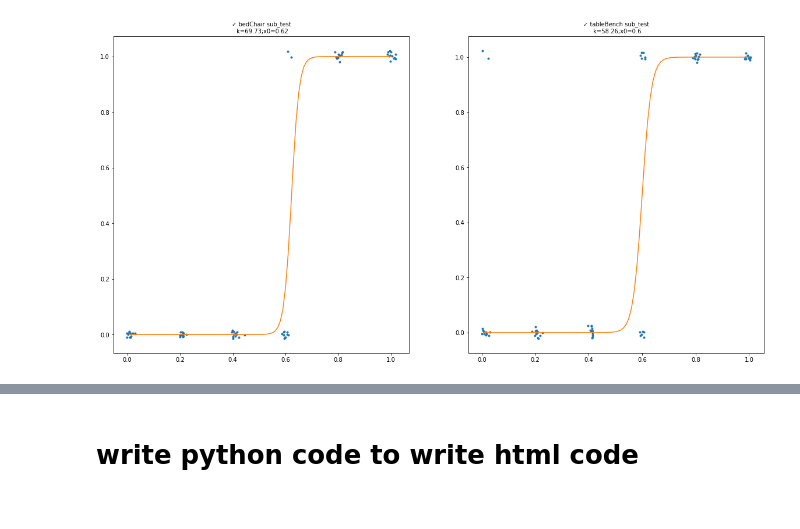
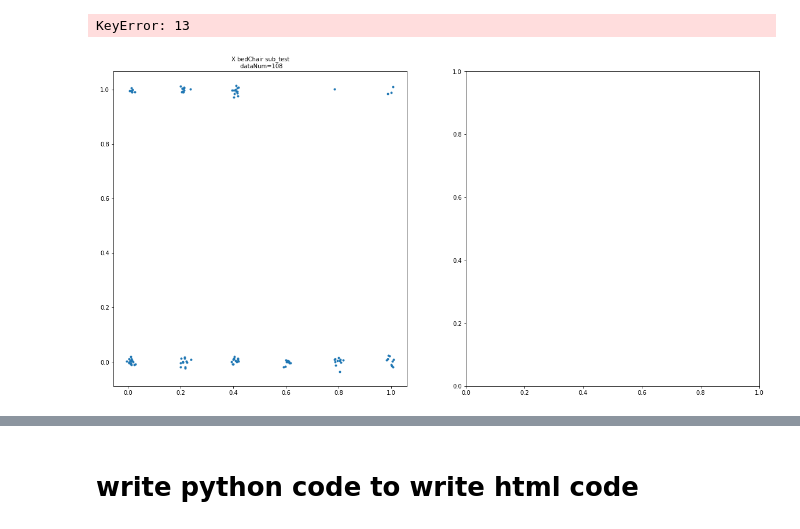
Before and after one commit to ericabusch/rtSynth_rt, a Jupyter notebook: expScripts/catPer/dataAnalysis.ipynb, the cells around one changed output, grey strips where cells are left out. Saved outputs shown, nothing was run; the diff lists cells and outputs as text; code cells hidden in the pictures.

```diff
--- a/expScripts/catPer/dataAnalysis.ipynb
+++ b/expScripts/catPer/dataAnalysis.ipynb
@@ -132,37 +163,52 @@ def checkVersion(subject):
         9:"currentTime",
         })
     axes={'bedChair':'horizontal', 'benchBed':'vertical', 'chairBench':'diagonal'}
     for axis in ['bedChair', 'benchBed', 'chairBench']:
         data=resp.loc[resp['category'] == axis]
         if len(data)>0:
             return axes[axis]
 
 
 def rand_jitter(arr):
     stdev = .01*(max(arr)-min(arr))
     return arr + np.random.randn(len(arr)) * stdev
 
-os.chdir("/Users/kailong/Desktop/rtEnv/rtSynth_rt/subjects/sub002/ses1/catPer")
-subject="catPer_000000sub002_1.txt"
+# os.chdir("/Users/kailong/Desktop/rtEnv/rtSynth_rt/subjects/sub002/ses1/catPer")
+# subject="catPer_000000sub002_1.txt"
 
-# os.chdir("/Users/kailong/Desktop/rtEnv/rtSynth_rt/subjects/sub001/ses1/catPer/")
-# subject="catPer_000000sub001_1.txt"
+# sub="sub002"
+# ses="ses1"
 
-# os.chdir("/Users/kailong/Desktop/rtEnv/rtSynth_rt/subjects/sub001/ses5/catPer")
-# subject="catPer_000000sub001_2.txt"
 
+# sub="sub001"
+# ses="ses1"
+
+
+# sub="sub002"
+# ses="ses6"
+
+# if ses=="ses6" or ses=="ses5":
+#     catPerSession=2
+# else:
+#     catPerSession=1
+# os.chdir(f"/Users/kailong/Desktop/rtEnv/rtSynth_rt/subjects/{sub}/{ses}/catPer")
+# subject=f"catPer_000000{sub}_{catPerSession}.txt"
+
+os.chdir(f"/Users/kailong/Desktop/rtEnv/rtSynth_rt/expScripts/catPer/data/")
+subject="catPer_123456subTest5.txt"
 
 
 versionDict={'horizontal':['bedChair', 'tableBench'],
             'vertical':['benchBed', 'chairTable'],
             'diagonal':['chairBench', 'bedTable']}
 version=checkVersion(subject)
 
 
 f, ax = plt.subplots(1,2, figsize=(20, 10))
 axis=versionDict[version][0]
 (morph1acc, morph21acc, morph80acc, morph100acc,k,x0,exclusion,x,y)=logit(subject,axis,ax[0],"test")
 axis=versionDict[version][1]
 (morph1acc, morph21acc, morph80acc, morph100acc,k,x0,exclusion,x,y)=logit(subject,axis,ax[1],"test")
 # %% [output]
+KeyError: 13
-[figure, old version]
+[figure, new version]
```
Also changed, not shown: parts of 9 cells of this notebook, 8 other files.
